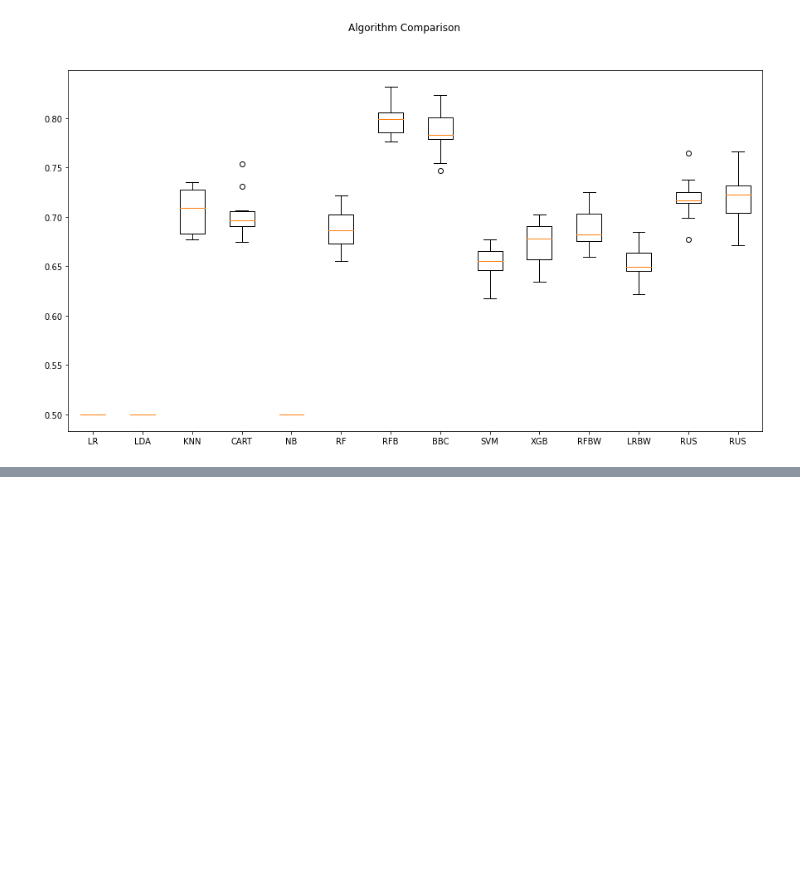
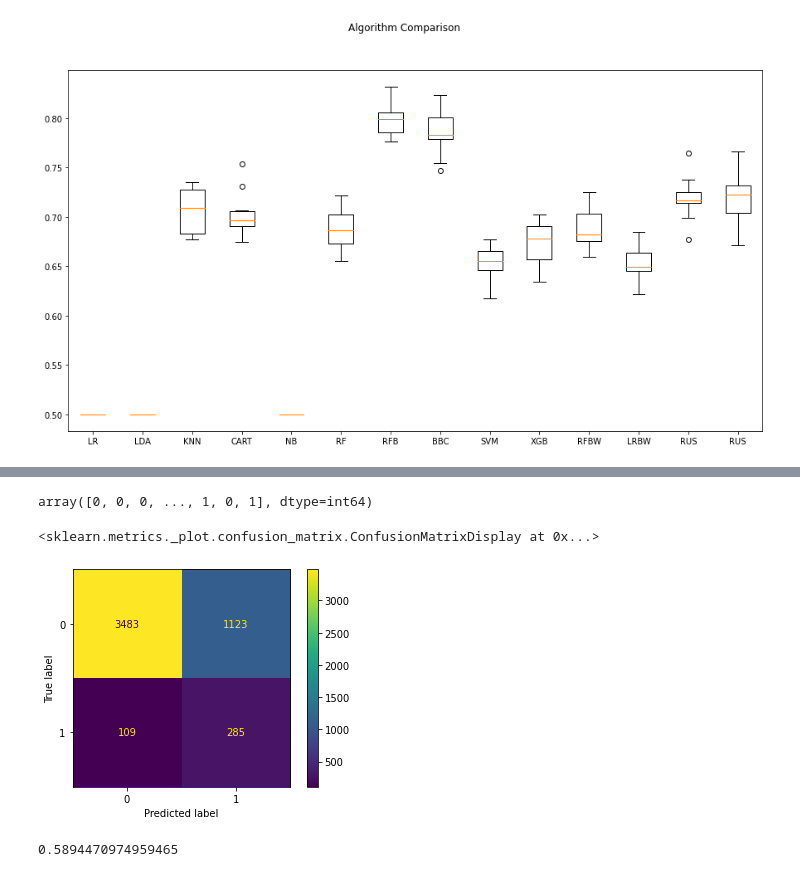
Before and after one commit to niltecedu/IEEE_GSC, a Jupyter notebook: ieee_notebook.ipynb, the cells around one changed output, grey strips where cells are left out. Saved outputs shown, nothing was run; the diff lists cells and outputs as text; code cells hidden in the pictures; blank space fills up the shorter version.

```diff
--- a/ieee_notebook.ipynb
+++ b/ieee_notebook.ipynb
@@ -325,0 +413,12 @@ cv_results = cross_val_score(LogisticRegression(), X_train, y_train, cv=kfold,sc
+# %%
+X = comp_fail.drop('failed', 1).values
+y = comp_fail["failed"].values
+X = StandardScaler().fit_transform(X)
+# Spliting X and y into train and test version
+#X_train, X_test, y_train, y_test = train_test_split(X, y, test_size = 0.25, random_state=42)
+# %%
+from sklearn.decomposition import PCA
+
+pca_comp = PCA(n_components =3,random_state=seed)
+prin_comp = pca_comp.fit_transform(X)
+#prin_comp_df = pd.DataFrame(data = prin_comp,columns = ['Feature1', 'Feature2','Feature3'])
@@ -353,0 +455,7 @@ logisticb.
+# %%
+#Creating the X and y variables
+#X = comp_fail.drop('failed', 1).values
+#y = comp_fail["failed"].values
+#X = StandardScaler().fit_transform(X)
+# Spliting X and y into train and test version
+X_train, X_test, y_train, y_test = train_test_split(prin_comp, y, test_size = 0.25, random_state=42)
@@ -353,0 +511,19 @@ logisticb.
+# %%
+model = BalancedRandomForestClassifier()
+model.fit(X_train,y_train)
+prediction=model.predict(X_test)
+prediction
+# %% [output]
+array([0, 0, 0, ..., 1, 0, 1], dtype=int64)
+# %%
+from sklearn.metrics import plot_confusion_matrix
+
+plot_confusion_matrix(model, X_test, y_test)
+# %% [output]
+<sklearn.metrics._plot.confusion_matrix.ConfusionMatrixDisplay at 0x...>
+[figure, added]
+# %%
+from sklearn.metrics import balanced_accuracy_score
+balanced_accuracy_score(prediction, y_test)
+# %% [output]
+0.5894470974959465
```
Also changed, not shown: parts of 22 cells of this notebook.
